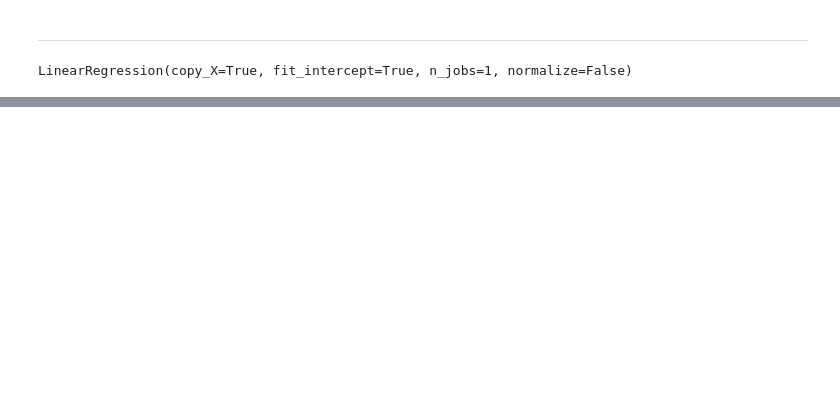
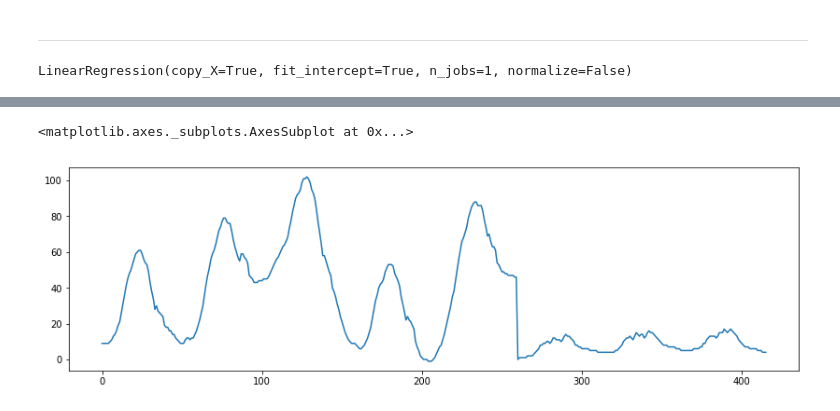
Before and after one commit to umstek/DengAI, a Jupyter notebook: Interactive Python 2/2b-prediction-based.ipynb, the cells around one changed output, grey strips where cells are left out. Cells and saved outputs as stored; diff of their text form; code cells hidden in the pictures; blank space fills up the shorter version.

```diff
--- a/Interactive Python 2/2b-prediction-based.ipynb
+++ b/Interactive Python 2/2b-prediction-based.ipynb
@@ -99,4 +107,9 @@ pred_iq.plot()
 # %%
 pred = pd.concat([pred_sj, pred_iq], ignore_index=True).round()
+# %%
+pred.plot(figsize=(14, 4))
+# %% [output]
+<matplotlib.axes._subplots.AxesSubplot at 0x...>
+[figure, added]
 # %%
 pred.to_csv('./generated/2b-seasonal-trend-prediction-' + str(version) + '.csv', index=False)
```
Also changed, not shown: parts of 8 cells of this notebook.
